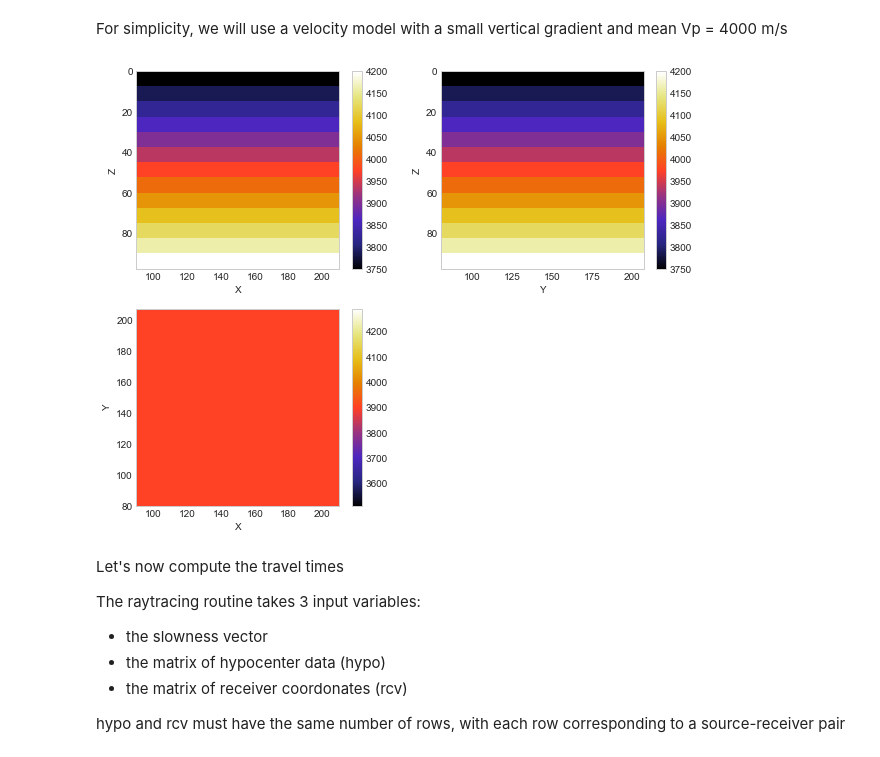
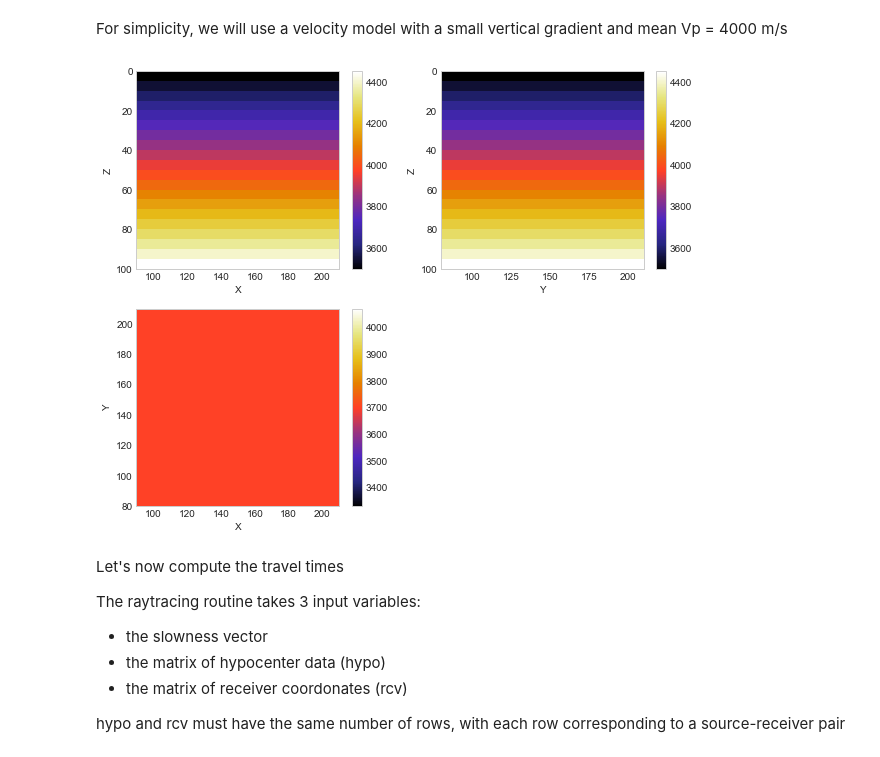
Before and after one commit to groupeLIAMG/hypopy, a Jupyter notebook: hypopy-tutorial.ipynb, the cells around one changed output. Cells and saved outputs as stored; diff of their text form; code cells hidden in the pictures.

```diff
--- a/hypopy-tutorial.ipynb
+++ b/hypopy-tutorial.ipynb
@@ -21,9 +30,13 @@ ymax = 211.0
 zmin = 0.0
 zmax = 101.0
 
-dx = 7.5   # grid cell size, we use cubic cells here
+dx = 5.0   # grid cell size, we use cubic cells here
 
-g = hypo.Grid3D(np.arange(xmin, xmax, dx), np.arange(ymin, ymax, dx), np.arange(zmin, zmax, dx))
+x = np.arange(xmin, xmax, dx)
+y = np.arange(ymin, ymax, dx)
+z = np.arange(zmin, zmax, dx)
+
+g = hypo.Grid3D(x, y, z)
 # %% [markdown]
 We need some receivers
 # %%
@@ -67,33 +83,30 @@ plt.show()
 # %% [markdown]
 For simplicity, we will use a velocity model with a small vertical gradient and mean Vp = 4000 m/s
 # %%
-x = np.arange(xmin, xmax, dx)
-y = np.arange(ymin, ymax, dx)
-z = np.arange(zmin, zmax, dx)
 def Vz(z):
-    return 4000.0 + 5.0*(z-50.0)
+    return 4000.0 + 10.0*(z-50.0)
 Vp = np.kron(Vz(z), np.ones((g.shape[0], g.shape[1], 1)))
 
 plt.figure(figsize=(10,8))
 plt.subplot(221)
 plt.pcolor(x,z,np.squeeze(Vp[:,0,:].T), cmap='CMRmap',), plt.gca().invert_yaxis()
 plt.xlabel('X')
 plt.ylabel('Z')
 plt.colorbar()
 plt.subplot(222)
 plt.pcolor(y,z,np.squeeze(Vp[0,:,:].T), cmap='CMRmap'), plt.gca().invert_yaxis()
 plt.xlabel('Y')
 plt.ylabel('Z')
 plt.colorbar()
 plt.subplot(223)
 plt.pcolor(x,y,np.squeeze(Vp[:,:,4].T), cmap='CMRmap')
 plt.xlabel('X')
 plt.ylabel('Y')
 plt.colorbar()
 
 plt.show()
 # %% [output]
-[figure, old version]
+[figure, new version]
 # %% [markdown]
 Let's now compute the travel times
 
```
Also changed, not shown: parts of 33 cells of this notebook, 1 other file.
